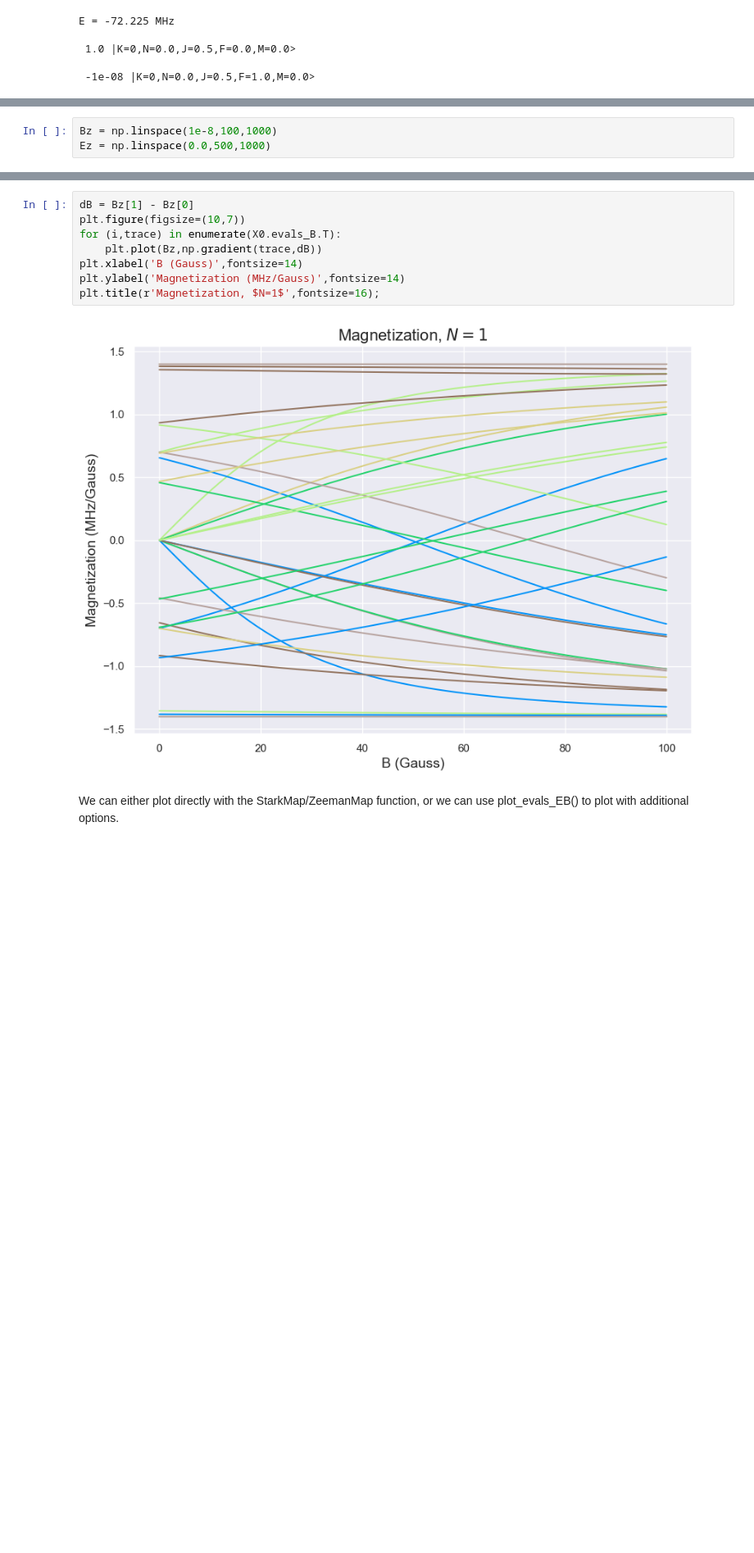
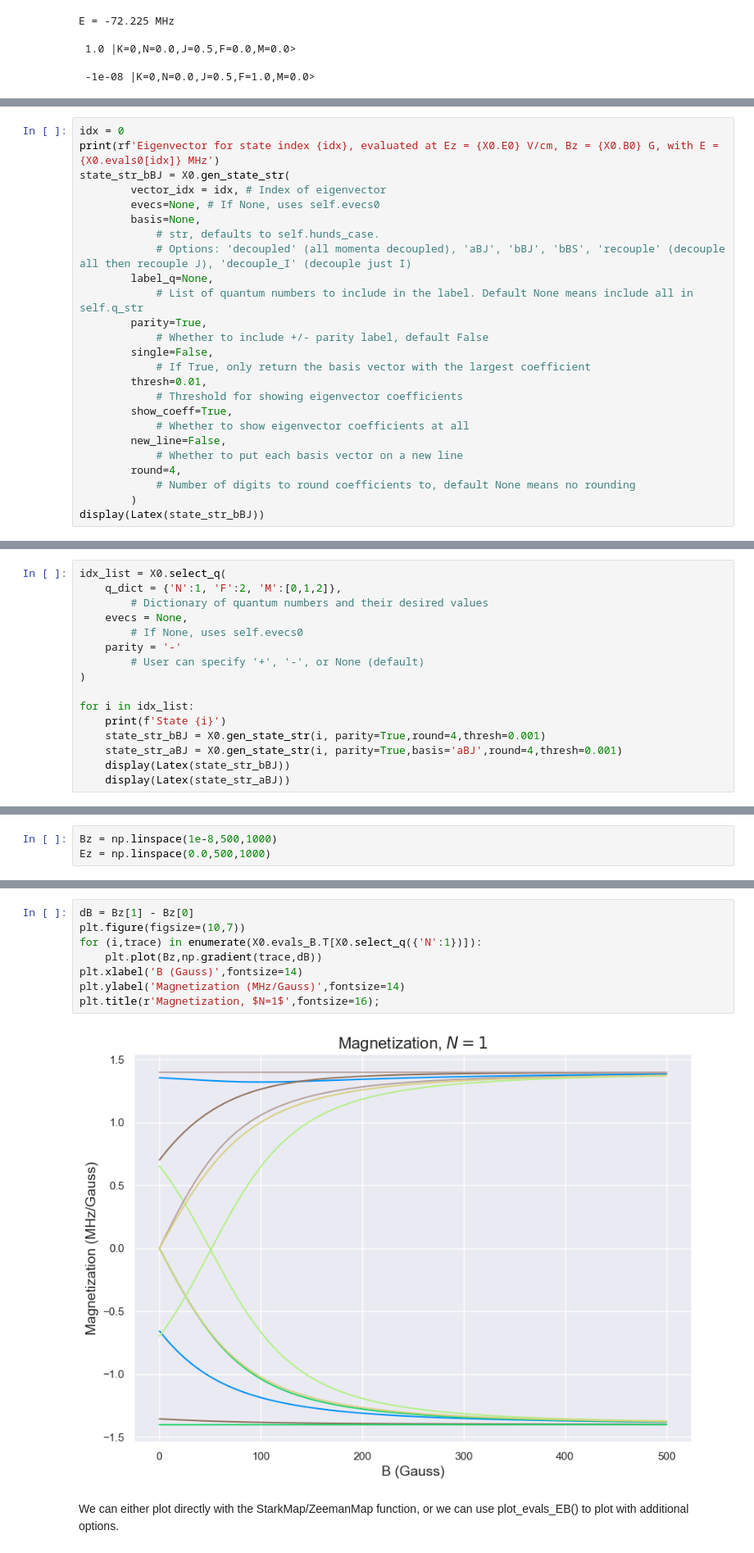
Before and after one commit to arianjad/Molecule-Structure, a Jupyter notebook: Jupyter Notebooks/RaF_Calcs_Tutorial.ipynb, the cells around one changed output, grey strips where cells are left out. Shown: that part at 82% size. Cells and saved outputs as stored; diff of their text form; blank space fills up the shorter version.

Commit message:
small bug fixes to gen_state_str and  improving example notebook

```diff
--- a/Jupyter Notebooks/RaF_Calcs_Tutorial.ipynb
+++ b/Jupyter Notebooks/RaF_Calcs_Tutorial.ipynb
@@ -286,0 +231,25 @@ $\, \,0.9998\,|K=0,N=0,J=\frac{1}{2},F=0,M=0\rangle\,\,-\,0.0116\,|K=0,N=1,J=\fr
+# %%
+idx = 0
+print(rf'Eigenvector for state index {idx}, evaluated at Ez = {X0.E0} V/cm, Bz = {X0.B0} G, with E = {X0.evals0[idx]} MHz')
+state_str_bBJ = X0.gen_state_str(
+        vector_idx = idx, # Index of eigenvector
+        evecs=None, # If None, uses self.evecs0
+        basis=None,
+            # str, defaults to self.hunds_case.
+            # Options: 'decoupled' (all momenta decoupled), 'aBJ', 'bBJ', 'bBS', 'recouple' (decouple all then recouple J), 'decouple_I' (decouple just I)
+        label_q=None,
+            # List of quantum numbers to include in the label. Default None means include all in self.q_str
+        parity=True,
+            # Whether to include +/- parity label, default False
+        single=False,
+            # If True, only return the basis vector with the largest coefficient
+        thresh=0.01,
+            # Threshold for showing eigenvector coefficients
+        show_coeff=True,
+            # Whether to show eigenvector coefficients at all
+        new_line=False,
+            # Whether to put each basis vector on a new line
+        round=4,
+            # Number of digits to round coefficients to, default None means no rounding
+        )
+display(Latex(state_str_bBJ))
@@ -286,0 +302,16 @@ $\, \,0.9998\,|K=0,N=0,J=\frac{1}{2},F=0,M=0\rangle\,\,-\,0.0116\,|K=0,N=1,J=\fr
+# %%
+idx_list = X0.select_q(
+    q_dict = {'N':1, 'F':2, 'M':[0,1,2]},
+        # Dictionary of quantum numbers and their desired values
+    evecs = None,
+        # If None, uses self.evecs0
+    parity = '-'
+        # User can specify '+', '-', or None (default)
+)
+
+for i in idx_list:
+    print(f'State {i}')
+    state_str_bBJ = X0.gen_state_str(i, parity=True,round=4,thresh=0.001)
+    state_str_aBJ = X0.gen_state_str(i, parity=True,basis='aBJ',round=4,thresh=0.001)
+    display(Latex(state_str_bBJ))
+    display(Latex(state_str_aBJ))
@@ -289,3 +332,3 @@ If M_values is not 'none', we can also generate Stark and Zeeman shift plots
 # %%
-Bz = np.linspace(1e-8,100,1000)
+Bz = np.linspace(1e-8,500,1000)
 Ez = np.linspace(0.0,500,1000)
@@ -298,13 +356,13 @@ The field shifts are stored as attributes. This allows us to compute the derivat
 # %%
 dB = Bz[1] - Bz[0]
 plt.figure(figsize=(10,7))
-for (i,trace) in enumerate(X0.evals_B.T):
+for (i,trace) in enumerate(X0.evals_B.T[X0.select_q({'N':1})]):
     plt.plot(Bz,np.gradient(trace,dB))
 plt.xlabel('B (Gauss)',fontsize=14)
 plt.ylabel('Magnetization (MHz/Gauss)',fontsize=14)
 plt.title(r'Magnetization, $N=1$',fontsize=16);
 # %% [output]
-[figure, old version]
+[figure, new version]
 # %% [markdown]
 We can either plot directly with the StarkMap/ZeemanMap function, or we can use plot_evals_EB() to plot with additional options.
 # %%
```
Also changed, not shown: parts of 29 cells of this notebook, 2 other files.
